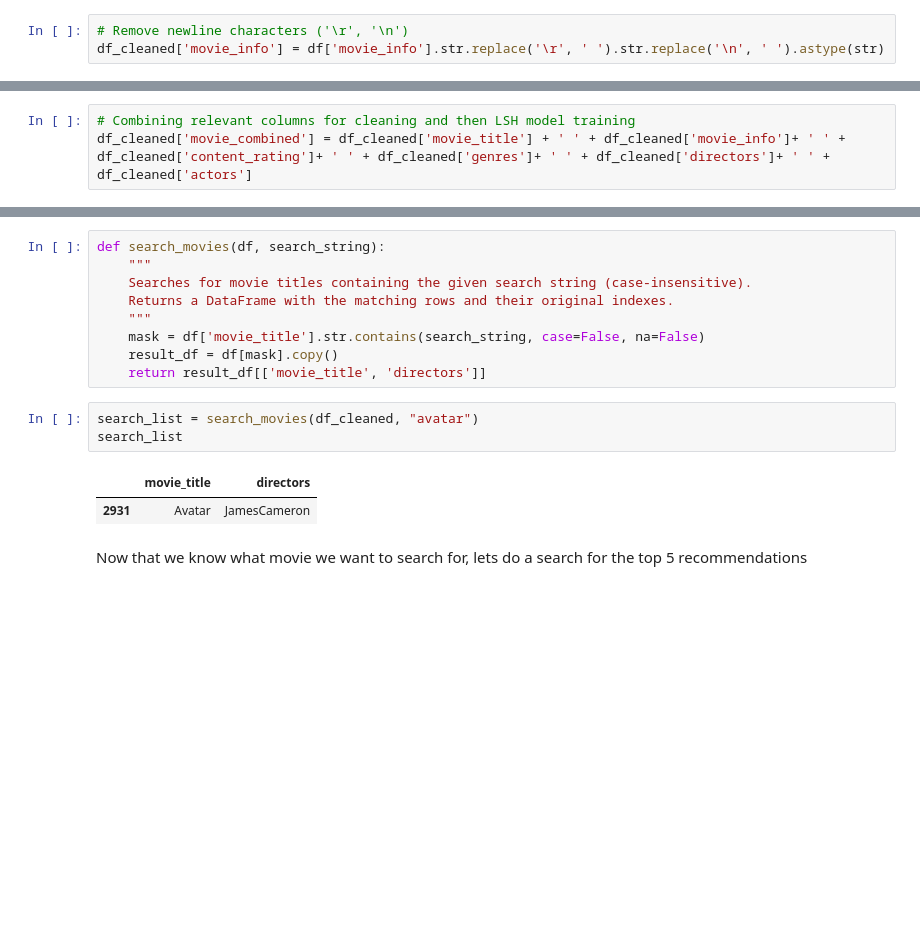
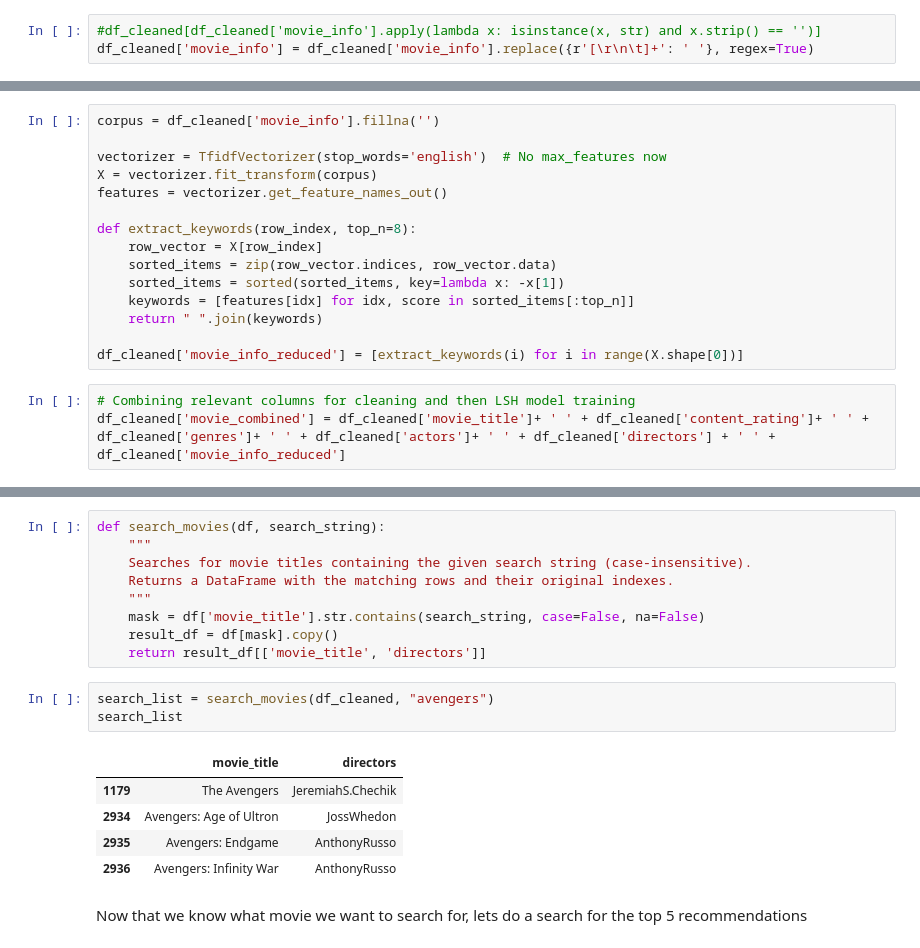
Before and after one commit to LaertXh/LLM-Project, a Jupyter notebook: CIS9665_FinalProject-V0.3.0-standard.ipynb, the cells around one changed output, grey strips where cells are left out. Cells and saved outputs as stored; diff of their text form; blank space fills up the shorter version.

```diff
--- a/CIS9665_FinalProject-V0.2.ipynb
+++ b/CIS9665_FinalProject-V0.3.0-standard.ipynb
@@ -181,9 +185,9 @@ Name: movie_info, dtype: object
 df_cleaned.shape
 # %% [output]
 (16908, 6)
-# %%
-# Remove newline characters ('\r', '\n')
-df_cleaned['movie_info'] = df['movie_info'].str.replace('\r', ' ').str.replace('\n', ' ').astype(str)
+# %%
+#df_cleaned[df_cleaned['movie_info'].apply(lambda x: isinstance(x, str) and x.strip() == '')]
+df_cleaned['movie_info'] = df_cleaned['movie_info'].replace({r'[\r\n\t]+': ' '}, regex=True)
 # %%
 df_cleaned['movie_info'].head()
 # %% [output]
@@ -203,6 +209,21 @@ df_cleaned['actors'] = df_cleaned['actors'].apply(
+# %%
+corpus = df_cleaned['movie_info'].fillna('')
+
+vectorizer = TfidfVectorizer(stop_words='english')  # No max_features now
+X = vectorizer.fit_transform(corpus)
+features = vectorizer.get_feature_names_out()
+
+def extract_keywords(row_index, top_n=8):
+    row_vector = X[row_index]
+    sorted_items = zip(row_vector.indices, row_vector.data)
+    sorted_items = sorted(sorted_items, key=lambda x: -x[1])
+    keywords = [features[idx] for idx, score in sorted_items[:top_n]]
+    return " ".join(keywords)
+
+df_cleaned['movie_info_reduced'] = [extract_keywords(i) for i in range(X.shape[0])]
 # %%
 # Combining relevant columns for cleaning and then LSH model training
-df_cleaned['movie_combined'] = df_cleaned['movie_title'] + ' ' + df_cleaned['movie_info']+ ' ' + df_cleaned['content_rating']+ ' ' + df_cleaned['genres']+ ' ' + df_cleaned['directors']+ ' ' + df_cleaned['actors']
+df_cleaned['movie_combined'] = df_cleaned['movie_title']+ ' ' + df_cleaned['content_rating']+ ' ' + df_cleaned['genres']+ ' ' + df_cleaned['actors']+ ' ' + df_cleaned['directors'] + ' ' + df_cleaned['movie_info_reduced']
 # %%
 df_cleaned.head(5)
 # %% [output]
@@ -328,11 +362,14 @@ def search_movies(df, search_string):
     result_df = df[mask].copy()
     return result_df[['movie_title', 'directors']]
 # %%
-search_list = search_movies(df_cleaned, "avatar")
+search_list = search_movies(df_cleaned, "avengers")
 search_list
 # %% [output]
 |  | movie_title | directors |
-| 2931 | Avatar | JamesCameron |
+| 1179 | The Avengers | JeremiahS.Chechik |
+| 2934 | Avengers: Age of Ultron | JossWhedon |
+| 2935 | Avengers: Endgame | AnthonyRusso |
+| 2936 | Avengers: Infinity War | AnthonyRusso |
 # %% [markdown]
 Now that we know what movie we want to search for, lets do a search for the top 5 recommendations
 # %%
```
Also changed, not shown: parts of 18 cells of this notebook, 2 other files.
